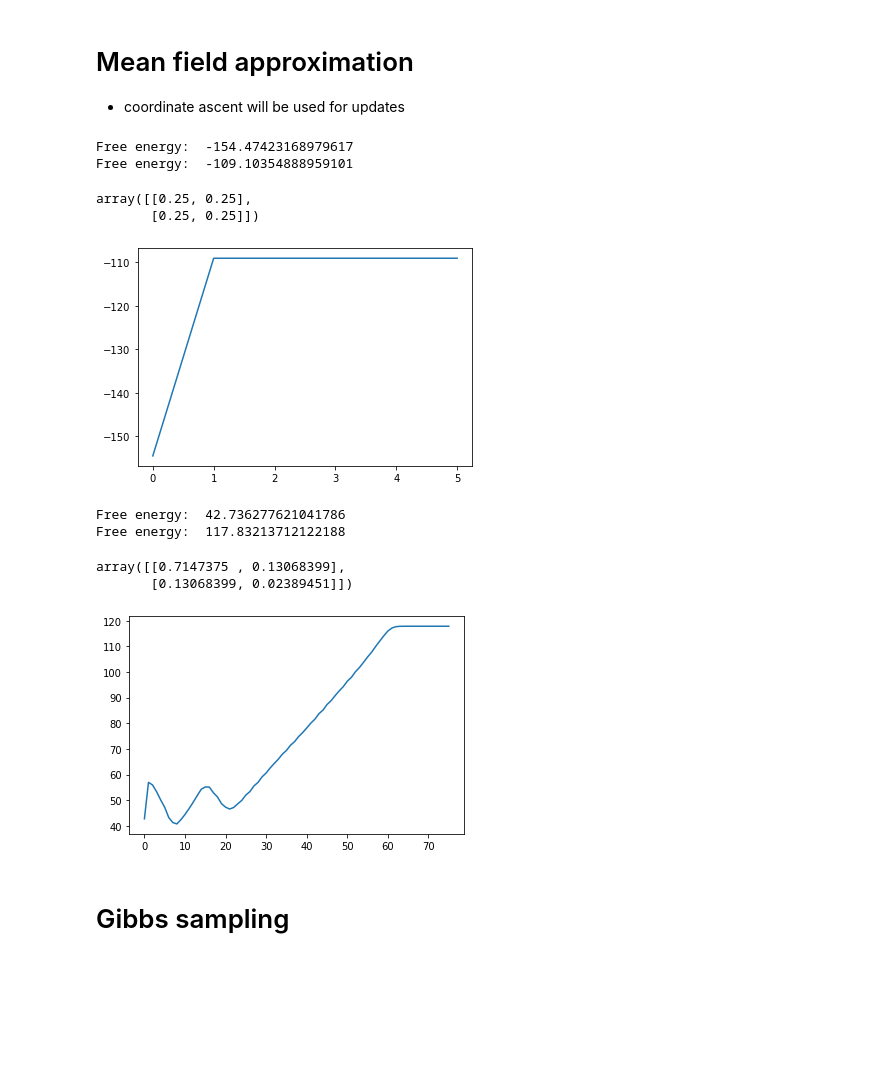
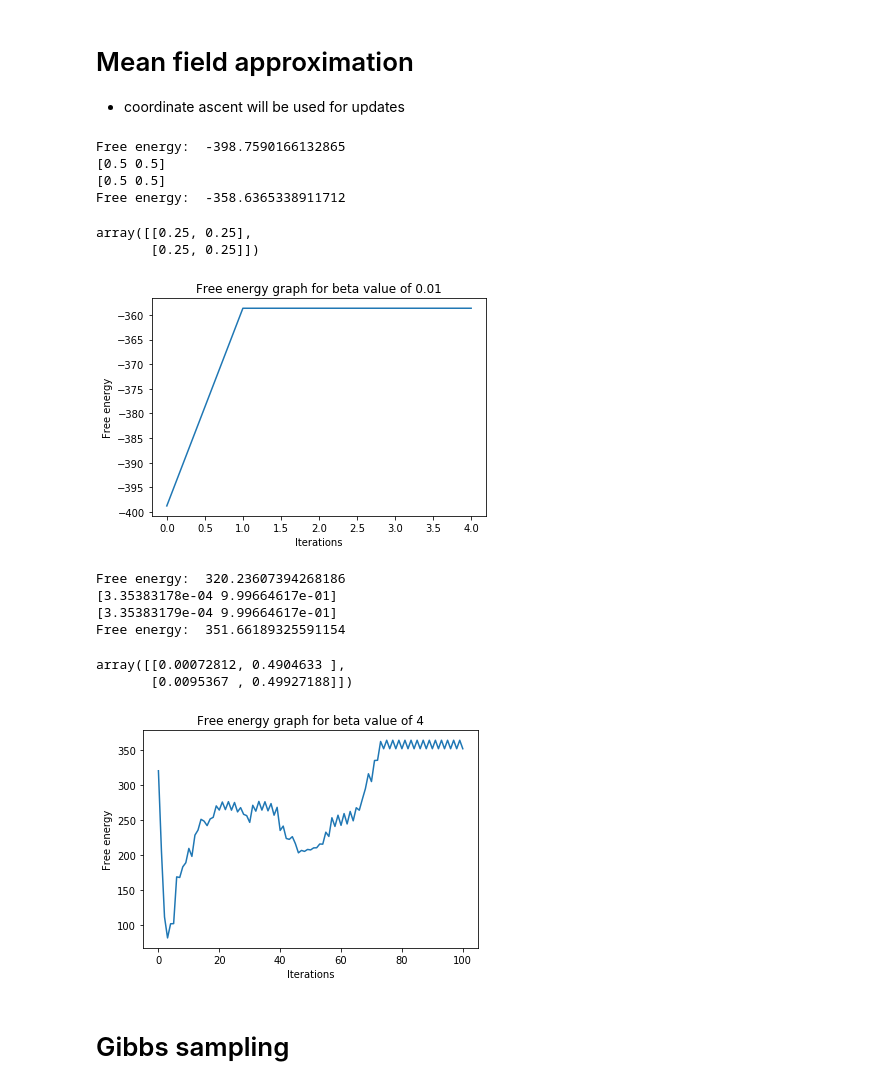
Before and after one commit to apof/Baye-s-Team-Projects, a Jupyter notebook: Coursework 3/GM3_Q2.ipynb, the cells around one changed output. Saved outputs shown, nothing was run; the diff lists cells and outputs as text; code cells hidden in the pictures; blank space fills up the shorter version.

```diff
--- a/Coursework 3/GM3_Q2.ipynb
+++ b/Coursework 3/GM3_Q2.ipynb
@@ -148,7 +145,7 @@ array([[0.49938785, 0.00061215],
 - coordinate ascent will be used for updates
 # %%
 def potential(xi, xj, beta):
-    return np.exp((beta*(xi == xj)))
+    return np.exp(beta*(xi == xj))
 # %%
 def free_energy(q,beta):
     pos, row, col = q.shape
@@ -161,7 +158,7 @@ def free_energy(q,beta):
                 FE += entropy(q[k,i,j])
 
                 # Now we need E-k[log p(xk|X-k)] over qk
-                FE += q[k,i,j]*expectation(i,j,k,q,beta)
+                FE += expectation(i,j,k,q,beta)*q[k,i,j]
     return FE
 # %%
 def entropy(q):
@@ -213,7 +233,7 @@ def mean_field_approx(shape, beta,max_iter):
     # Here we define the mean field approximation function which randomly initialises the distribtuions q and iteratively updates the indvidual ones
     # by summing over the others
     rows,cols = shape
-    epsilon = 0.000001
+    epsilon = 0.00001
 
     # need a posterior on q for each element in the grid - 2 for 0 or 1 and then of size grid.
     q = np.zeros((2,rows,cols))
@@ -236,21 +256,24 @@ def mean_field_approx(shape, beta,max_iter):
     iterations = 0
 
     while converged == False:
-        # First we wish to update the q values based off those around
+        # First we wish to update the q values based off those around it
 
         new_q = np.zeros((2,rows,cols))
+
         for i in range(rows):
             for j in range(cols):
-                for k in range(0,2):
-                    #print(expectation(i,j,k,q,beta))
-                    new_q[k,i,j] = np.exp(expectation(i,j,k,q,beta))
+                for xk in range(0,2):
+                    #print(expectation(i,j,xk,q,beta))
+                    new_q[xk,i,j] = np.exp(expectation(i,j,xk,q,beta))
+
                 summond = np.sum(new_q[:,i,j])
                 if summond == 0:
-                    summond = 1
+                     summond = 1
                 new_q[:,i,j] = new_q[:,i,j]/summond
 
         #print(new_q)
-        # Now we want to compute the ELBO free energy
+
+        # Now we want to compute the ELBO - free energy
         free_eng.append(free_energy(new_q,beta))
         #print(iterations)
         #print('Free energy: ',free_energy(new_q, beta))
@@ -262,34 +285,47 @@ def mean_field_approx(shape, beta,max_iter):
 
     x = np.arange(iterations+1)
     plt.plot(x,free_eng)
+    plt.xlabel('Iterations')
+    plt.ylabel('Free energy')
+    plt.title('Free energy graph for beta value of {}'.format(beta))
+
+    print(q[:,0,9])
+    print(q[:,9,9])
 
     #print(q)
     print('Free energy: ',free_energy(q, beta))
     post = get_post(q)
+
     #print(np.sum(post))
+    #print(np.product(q[:]))
+
     return post
 # %%
 shape = 10,10
 beta = 0.01
-max_iter=20
+max_iter=100
 mean_field_approx(shape, beta,max_iter)
 # %% [output]
-Free energy:  -154.47423168979617
-Free energy:  -109.10354888959101
+Free energy:  -398.7590166132865
+[0.5 0.5]
+[0.5 0.5]
+Free energy:  -358.6365338911712
 array([[0.25, 0.25],
        [0.25, 0.25]])
-[figure, old version]
+[figure, new version]
 # %%
 shape = 10,10
-beta = 1
+beta = 4
 max_iter=100
 mean_field_approx(shape, beta,max_iter)
 # %% [output]
-Free energy:  42.736277621041786
-Free energy:  117.83213712122188
+Free energy:  320.23607394268186
+[3.35383178e-04 9.99664617e-01]
+[3.35383179e-04 9.99664617e-01]
+Free energy:  351.66189325591154
-array([[0.7147375 , 0.13068399],
-       [0.13068399, 0.02389451]])
+array([[0.00072812, 0.4904633 ],
+       [0.0095367 , 0.49927188]])
-[figure, old version]
+[figure, new version]
 # %% [markdown]
 # Gibbs sampling
 # %%
```
Also changed, not shown: parts of 10 cells of this notebook.
